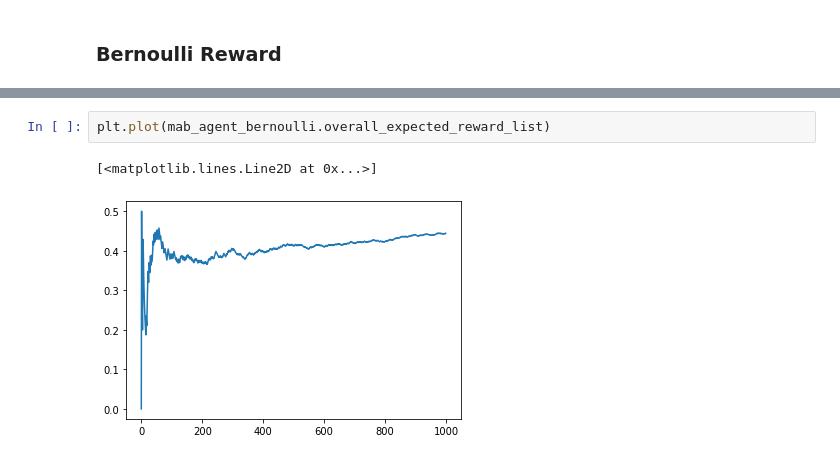
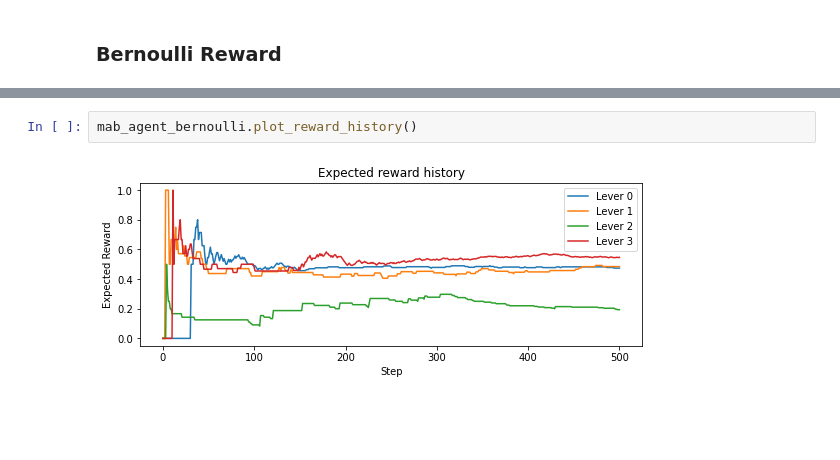
Before and after one commit to Tauranis/rl-playground, a Jupyter notebook: notebooks/MAB.ipynb, the cells around one changed output, grey strips where cells are left out. Drawn from its saved outputs; the diff is of its cells as text; blank space fills up the shorter version.

```diff
--- a/notebooks/MAB.ipynb
+++ b/notebooks/MAB.ipynb
@@ -212,8 +259,7 @@ Lever:'2' Reward:'0.10'
-# %%
-plt.plot(mab_agent_bernoulli.overall_expected_reward_list)
-# %% [output]
-[<matplotlib.lines.Line2D at 0x...>]
-[figure, removed]
+# %%
+mab_agent_bernoulli.plot_reward_history()
+# %% [output]
+[figure, added]
 # %%
 mab_agent_bernoulli.plot_sequence()
 # %% [output]
```
Also changed, not shown: parts of 16 cells of this notebook.
